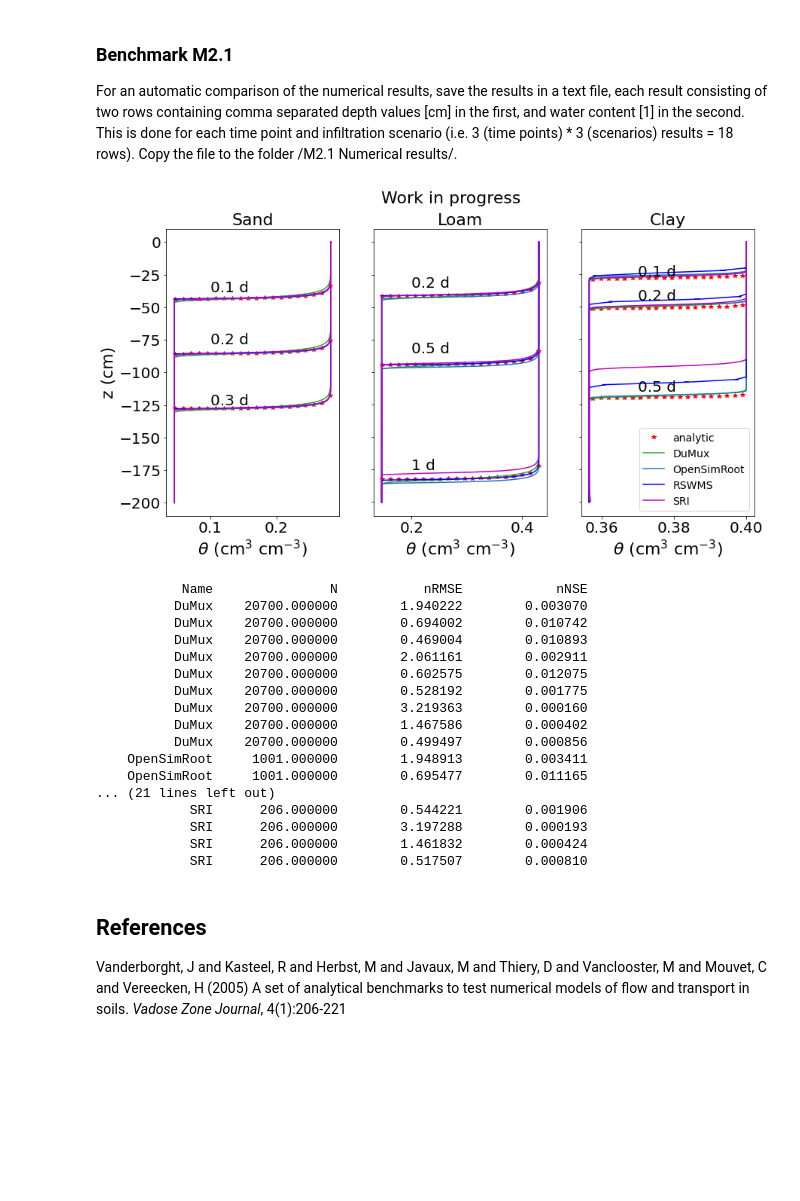
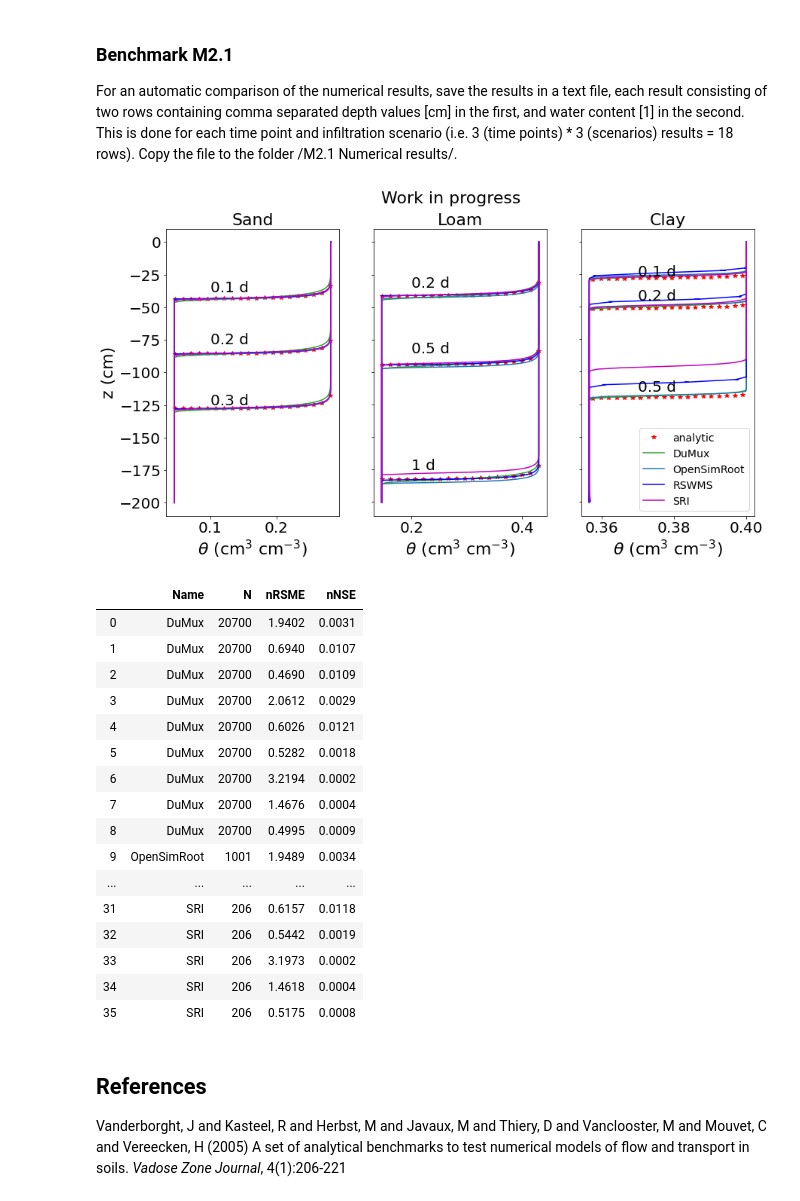
Before and after one commit to RSA-benchmarks/collaborative-comparison, a Jupyter notebook: M2 Water flow in soil/M2.1 Infiltration/M2.1 Automated comparison.ipynb, the cells around one changed output. Cells and saved outputs as stored; diff of their text form; code cells hidden in the pictures; blank space fills up the shorter version.

Commit message:
nice tables

```diff
--- a/M2 Water flow in soil/M2.1 Infiltration/M2.1 Automated comparison.ipynb
+++ b/M2 Water flow in soil/M2.1 Infiltration/M2.1 Automated comparison.ipynb
@@ -152,7 +152,7 @@ for dirname, dirnames, filenames in os.walk('M2.1 Numerical results/.'):
     filenames.sort()
     for i,f in enumerate(filenames):
         try:
-            data = []
+            data = [];
             with open('M2.1 Numerical results/'+f) as fp:
                 for line in fp:
                     line = line.replace("NaN", "0.")
@@ -168,7 +168,7 @@ for dirname, dirnames, filenames in os.walk('M2.1 Numerical results/.'):
                     z_a = interp(theta) # analytical solution at numerical points
                     za.append(z_a)
                     nn.append(len(z_a))
-                    nrmse.append(nRMSE(z_a, z))
+                    nrmse.append(float(nRMSE(z_a, z)))
                     nnse.append(nNSE(z_a,z)) # calculate for all time points (below) np.nan
                     if k==0:
                         pl.set_label(f)
@@ -182,54 +182,67 @@ for dirname, dirnames, filenames in os.walk('M2.1 Numerical results/.'):
                 # za = []
             cc+=1
         except Exception as ex:
             print("Something went wrong with file "+f)
             print(line[-50:])
             print(ex)
 ax[-1].legend()
 plt.rc('font', size=20)          # controls default text sizes
 plt.rc('axes', titlesize=22)     # fontsize of the axes title
 plt.rc('axes', labelsize=22)    # fontsize of the x and y labels
 plt.rc('xtick', labelsize=20)    # fontsize of the tick labels
 plt.rc('ytick', labelsize=20)    # fontsize of the tick labels
 plt.rc('legend', fontsize=14)    # legend fontsize
 plt.rc('figure', titlesize=22)  # fontsize of the figure title
 ax[0].text(0.1, -38, '0.1 d'); ax[0].text(0.1, -78, '0.2 d'); ax[0].text(0.1, -125, '0.3 d')
 ax[1].text(0.2, -35, '0.2 d'); ax[1].text(0.2, -85, '0.5 d'); ax[1].text(0.2, -175, '1 d')
 ax[2].text(0.37, -26, '0.1 d'); ax[2].text(0.37, -45, '0.2 d'); ax[2].text(0.37, -115, '0.5 d')
 ax[0].set_title('Sand')
 ax[1].set_title('Loam')
 ax[2].set_title('Clay')
 #plt.yticks(np.arange(-16,1,4))
 plt.savefig('m21_results.png', dpi=300, bbox_inches = "tight")
 fig.suptitle("Work in progress")
 plt.show()
 
-print("{:>15} {:>15} {:>15} {:>15}".format("Name", "N", "nRMSE", "nNSE"))
-row_format ="{:>15} {:15f} {:15f} {:15f}"
-for i in range(0,len(nn)):
-    print(row_format.format(l[i], nn[i], nrmse[i], nnse[i]))
+#from IPython.display import display
+#display(("{:>15} {:>15} {:>15} {:>15}".format("Name", "N", "nRMSE", "nNSE")))
+#row_format ="{:>15} {:15f} {:15f} {:15f}"
+#for i in range(0,len(nn)):
+#    display(row_format.format(l[i], nn[i], nrmse[i], nnse[i]))
+import pandas as pd
+# initialize list of lists
+data_ = np.array([l, nn, nrmse, nnse ])
+data_ = np.array(data_.transpose())
+# Create the pandas DataFrame
+df = pd.DataFrame(data_, columns = ['Name', 'N', 'nRSME', 'nNSE'] )
+df['nRSME'] = df['nRSME'].astype(float)
+df['nRSME'] = df['nRSME'].map('{:,.4f}'.format)
+df['nNSE'] = df['nNSE'].astype(float)
+df['nNSE'] = df['nNSE'].map('{:,.4f}'.format)
+# print dataframe.
+df
 
 #for i in range(0,len(nn)):
 #    print(l[i]+"\t",nn[i],"\t",'{:2.8f}'.format(rsquare[i]),"\t",'{:2.8f}'.format(r[i]) ) # '{:2.8f}'.format(rsme[i]),"\t",
 # %% [output]
 [figure]
-           Name               N           nRMSE            nNSE
-          DuMux    20700.000000        1.940222        0.003070
-          DuMux    20700.000000        0.694002        0.010742
-          DuMux    20700.000000        0.469004        0.010893
-          DuMux    20700.000000        2.061161        0.002911
-          DuMux    20700.000000        0.602575        0.012075
-          DuMux    20700.000000        0.528192        0.001775
-          DuMux    20700.000000        3.219363        0.000160
-          DuMux    20700.000000        1.467586        0.000402
-          DuMux    20700.000000        0.499497        0.000856
-    OpenSimRoot     1001.000000        1.948913        0.003411
-    OpenSimRoot     1001.000000        0.695477        0.011165
-... (21 lines left out)
-            SRI      206.000000        0.544221        0.001906
-            SRI      206.000000        3.197288        0.000193
-            SRI      206.000000        1.461832        0.000424
-            SRI      206.000000        0.517507        0.000810
+|  | Name | N | nRSME | nNSE |
+| 0 | DuMux | 20700 | 1.9402 | 0.0031 |
+| 1 | DuMux | 20700 | 0.6940 | 0.0107 |
+| 2 | DuMux | 20700 | 0.4690 | 0.0109 |
+| 3 | DuMux | 20700 | 2.0612 | 0.0029 |
+| 4 | DuMux | 20700 | 0.6026 | 0.0121 |
+| 5 | DuMux | 20700 | 0.5282 | 0.0018 |
+| 6 | DuMux | 20700 | 3.2194 | 0.0002 |
+| 7 | DuMux | 20700 | 1.4676 | 0.0004 |
+| 8 | DuMux | 20700 | 0.4995 | 0.0009 |
+| 9 | OpenSimRoot | 1001 | 1.9489 | 0.0034 |
+| ... | ... | ... | ... | ... |
+| 31 | SRI | 206 | 0.6157 | 0.0118 |
+| 32 | SRI | 206 | 0.5442 | 0.0019 |
+| 33 | SRI | 206 | 3.1973 | 0.0002 |
+| 34 | SRI | 206 | 1.4618 | 0.0004 |
+| 35 | SRI | 206 | 0.5175 | 0.0008 |
 # %% [markdown]
 
 
```
